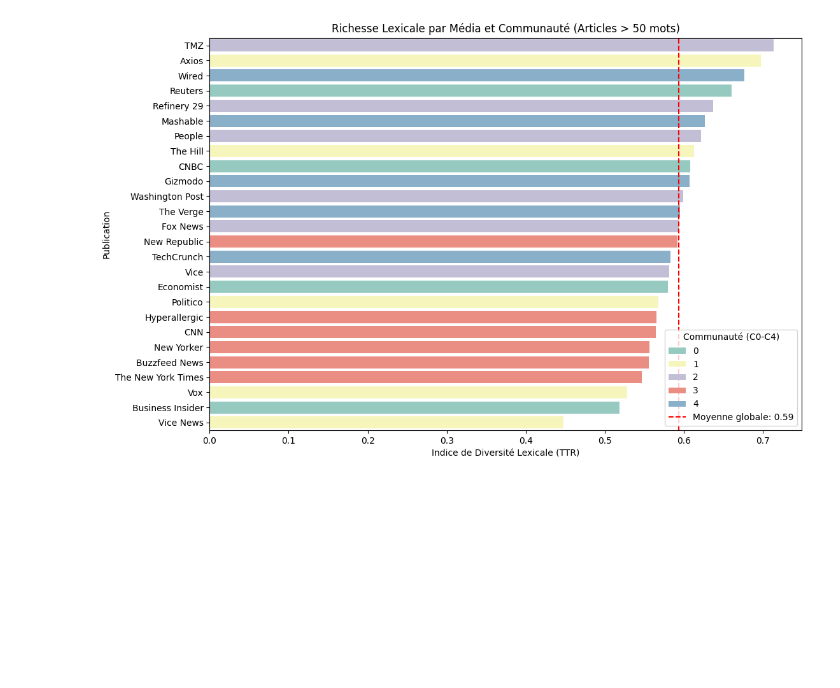
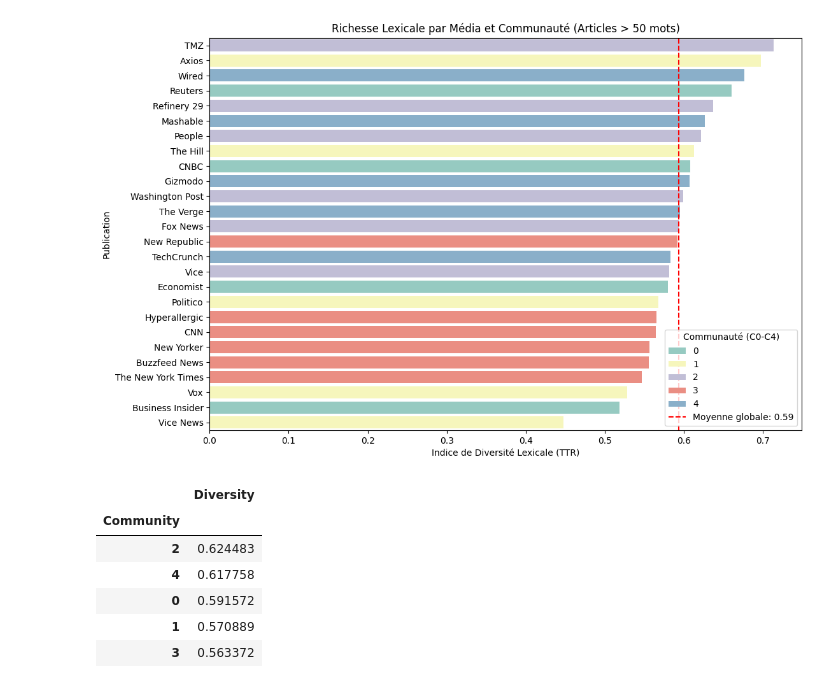
Before and after one commit to Carlosss543/media-analysis, a Jupyter notebook: diversity_and_graphe_similarite.ipynb, the cells around one changed output. Drawn from its saved outputs; the diff is of its cells as text; code cells hidden in the pictures; blank space fills up the shorter version.

```diff
--- a/diversity_and_graphe_similarite.ipynb
+++ b/diversity_and_graphe_similarite.ipynb
@@ -386,3 +386,15 @@ plt.legend(title="Communauté (C0-C4)", loc='lower right')
 plt.show()
 # %% [output]
 [figure]
+# %%
+a = df_div.groupby(['Community']).mean(numeric_only=True)
+a = a.sort_values(by='Diversity', ascending=False)
+a.head()
+# %% [output]
+|  | Diversity |
+| Community |  |
+| 2 | 0.624483 |
+| 4 | 0.617758 |
+| 0 | 0.591572 |
+| 1 | 0.570889 |
+| 3 | 0.563372 |
```
Also changed, not shown: parts of 1 cell of this notebook.
